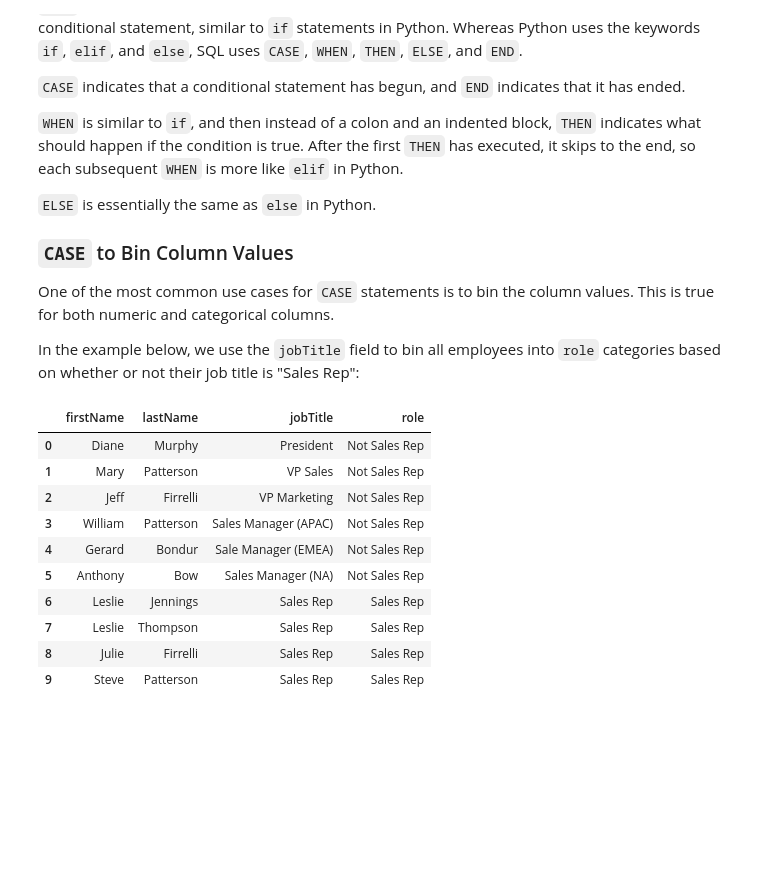
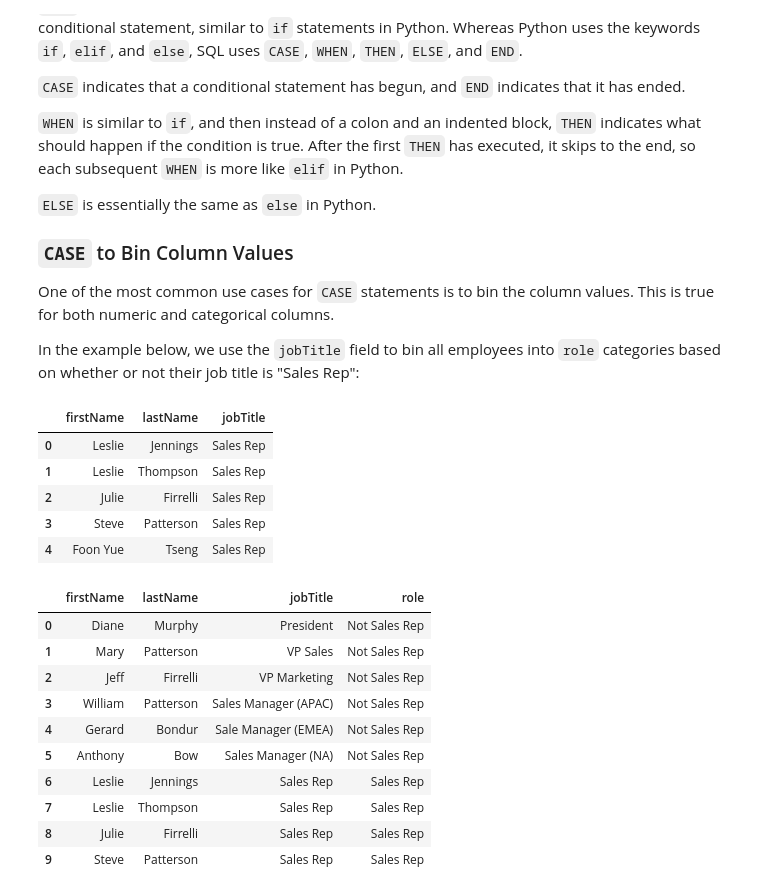
Before and after one commit to rurigi-waweru/dsfpt10-p2-03-selecting-data-with-sql-v2-4-r, a Jupyter notebook: index.ipynb, the cells around one changed output. Cells and saved outputs as stored; diff of their text form; code cells hidden in the pictures; blank space fills up the shorter version.

```diff
--- a/index.ipynb
+++ b/index.ipynb
@@ -176,6 +176,16 @@ Note: the `AS` keyword is technically optional when assigning an alias in SQL, s
 One of the most common use cases for `CASE` statements is to bin the column values. This is true for both numeric and categorical columns.
 
 In the example below, we use the `jobTitle` field to bin all employees into `role` categories based on whether or not their job title is "Sales Rep":
+# %%
+# Trial-test # brian-added
+pd.read_sql("""SELECT firstName, lastName, jobTitle From employees WHERE jobTitle = 'Sales Rep';""", conn).head()
+# %% [output]
+|  | firstName | lastName | jobTitle |
+| 0 | Leslie | Jennings | Sales Rep |
+| 1 | Leslie | Thompson | Sales Rep |
+| 2 | Julie | Firrelli | Sales Rep |
+| 3 | Steve | Patterson | Sales Rep |
+| 4 | Foon Yue | Tseng | Sales Rep |
 # %%
 pd.read_sql("""
 SELECT firstName, lastName, jobTitle,
```
Also changed, not shown: parts of 8 cells of this notebook.
